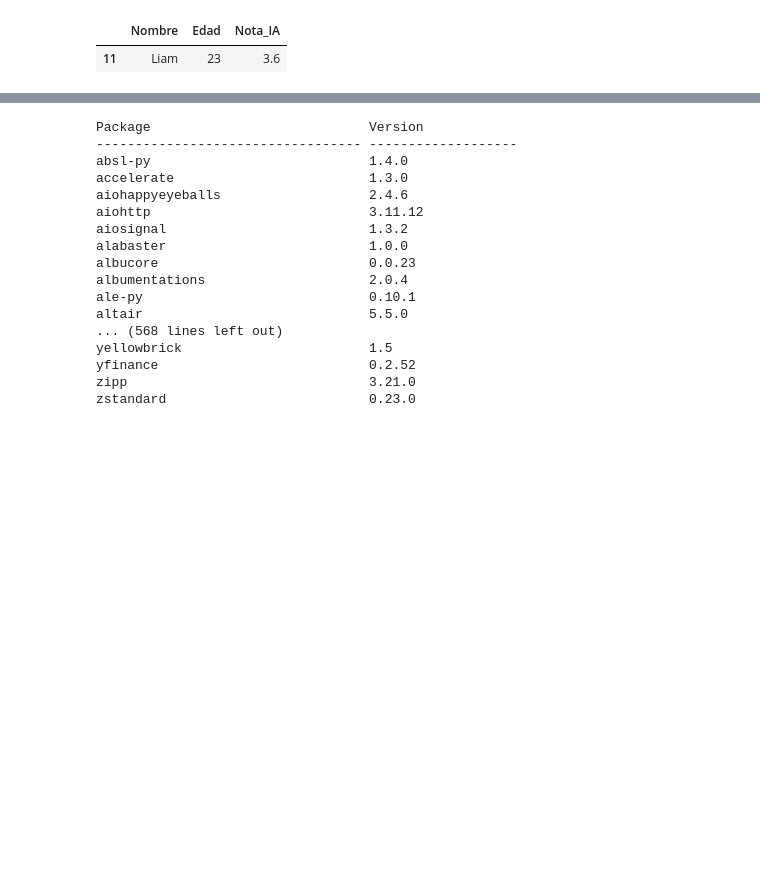
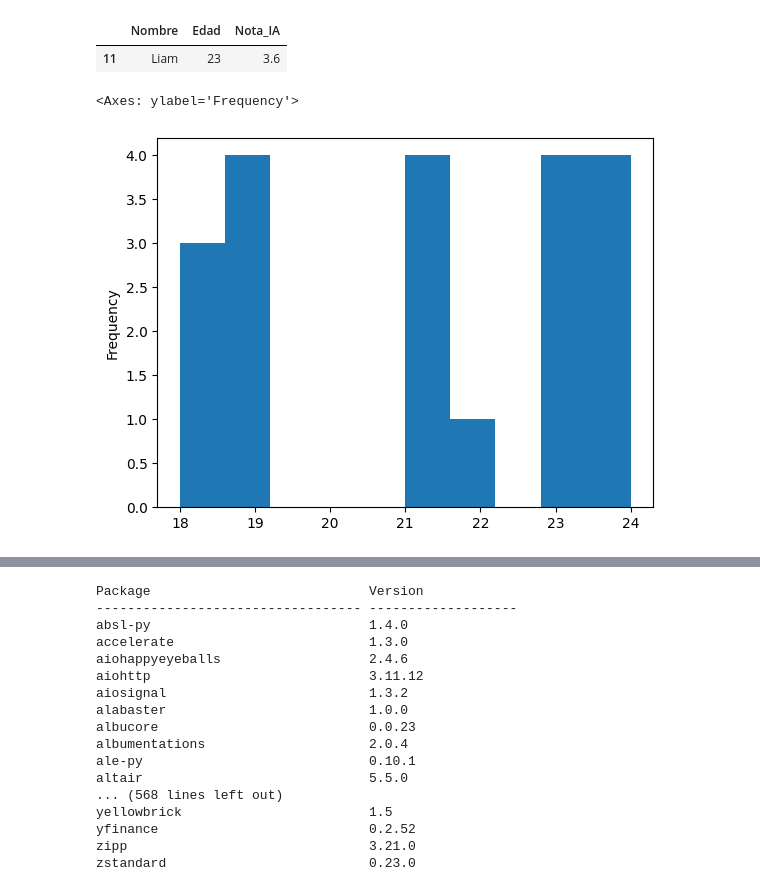
Before and after one commit to JGutierrez25/Clase-IA, a Jupyter notebook: EDA.ipynb, the cells around one changed output, grey strips where cells are left out. Cells and saved outputs as stored; diff of their text form; code cells hidden in the pictures; blank space fills up the shorter version.

```diff
--- a/EDA.ipynb
+++ b/EDA.ipynb
@@ -233,3 +233,9 @@ alumnos[alumnos.Nombre== 'Liam']
 # %% [output]
 |  | Nombre | Edad | Nota_IA |
 | 11 | Liam | 23 | 3.6 |
+# %%
+#Pandas
+alumnos.Edad.plot( kind='hist')
+# %% [output]
+<Axes: ylabel='Frequency'>
+[figure, added]
```
Also changed, not shown: parts of 2 cells of this notebook.
